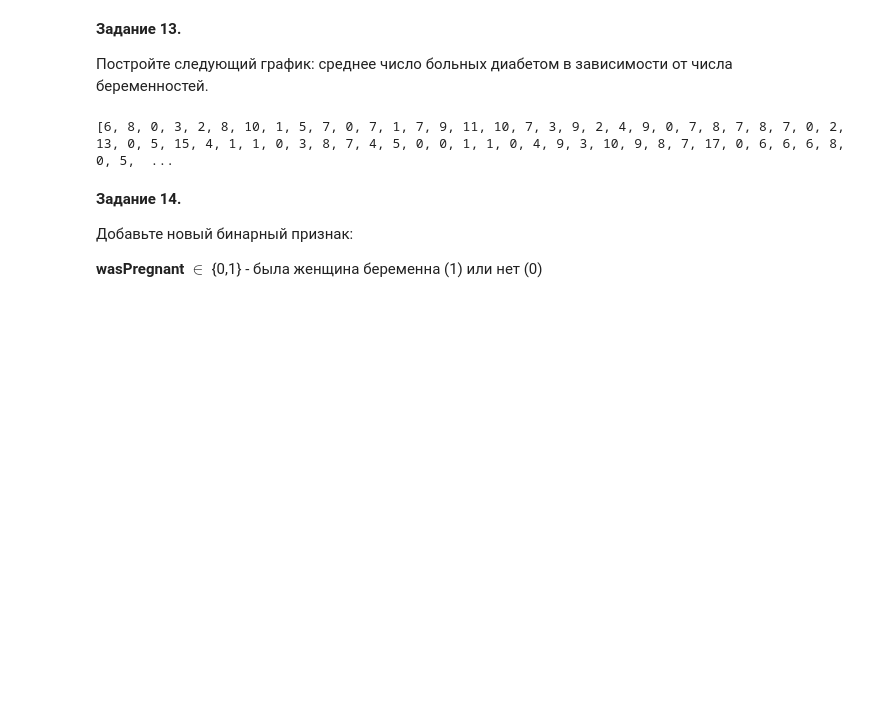
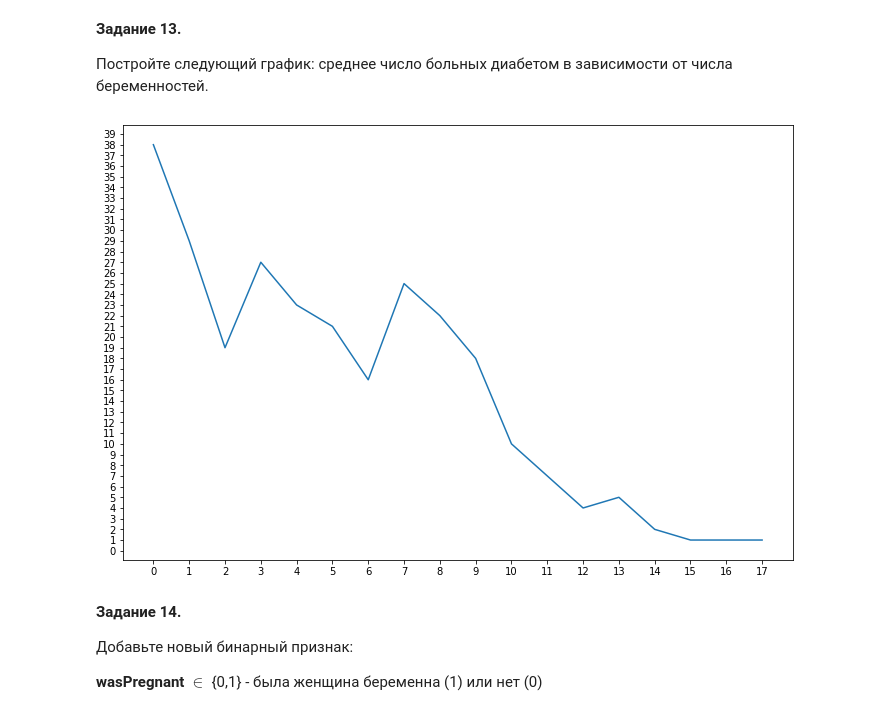
Before and after one commit to Sitych/technological_prackt, a Jupyter notebook: pandas_pract/pandas_pract 2.ipynb, the cells around one changed output. Saved outputs shown, nothing was run; the diff lists cells and outputs as text; code cells hidden in the pictures; blank space fills up the shorter version.

```diff
--- a/pandas_pract/pandas_pract 2.ipynb
+++ b/pandas_pract/pandas_pract 2.ipynb
@@ -219,14 +219,30 @@ sns.distplot(y, hist=False, ax=axs[1],label='Нормальное распред
 __Задание 13.__
 
 Постройте следующий график: среднее число больных диабетом в зависимости от числа беременностей.
-# %%
-# ( ͡° ͜ʖ ͡°)づ ━━ ✫・*。
-pregnancies_diabetes = data["Pregnancies"][data["Class"] == 1]
-p_d = dict.fromkeys(set([i[1] for i in pregnancies_diabetes.items()]), 0)
-for i in pregnancies_diabetes:
-    p_d[i] += 1
-# %% [output]
-[6, 8, 0, 3, 2, 8, 10, 1, 5, 7, 0, 7, 1, 7, 9, 11, 10, 7, 3, 9, 2, 4, 9, 0, 7, 8, 7, 8, 7, 0, 2, 13, 0, 5, 15, 4, 1, 1, 0, 3, 8, 7, 4, 5, 0, 0, 1, 1, 0, 4, 9, 3, 10, 9, 8, 7, 17, 0, 6, 6, 6, 8, 0, 5,  ...
+# %%
+# ( ͡° ͜ʖ ͡°)づ ━━ ✫・*。
+import matplotlib.ticker as ticker
+
+diabetes = data[data["Class"] == 1]
+unique_pregnancies = dict.fromkeys(np.sort(diabetes["Pregnancies"].unique()), 0)
+
+for i in unique_pregnancies:
+    unique_pregnancies[i] = diabetes["Pregnancies"][diabetes["Pregnancies"] == i].size
+
+fig, ax = plt.subplots()
+ax.plot(unique_pregnancies.keys(),unique_pregnancies.values())
+
+#  Устанавливаем интервал основных делений:
+ax.xaxis.set_major_locator(ticker.MultipleLocator(1))
+ax.yaxis.set_major_locator(ticker.MultipleLocator(1))
+
+
+fig.set_figwidth(12)
+fig.set_figheight(8)
+
+plt.show()
+# %% [output]
+[figure, added]
 # %% [markdown]
 __Задание 14.__
 
```
